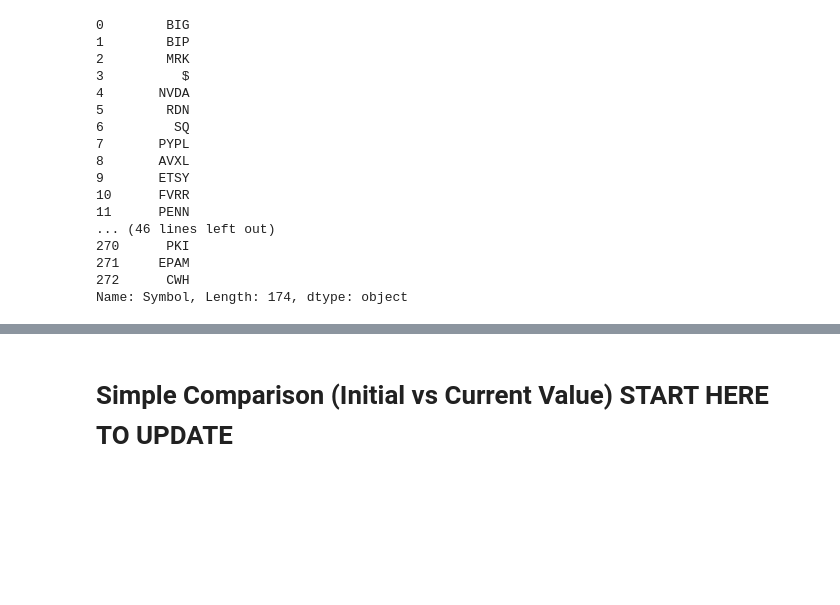
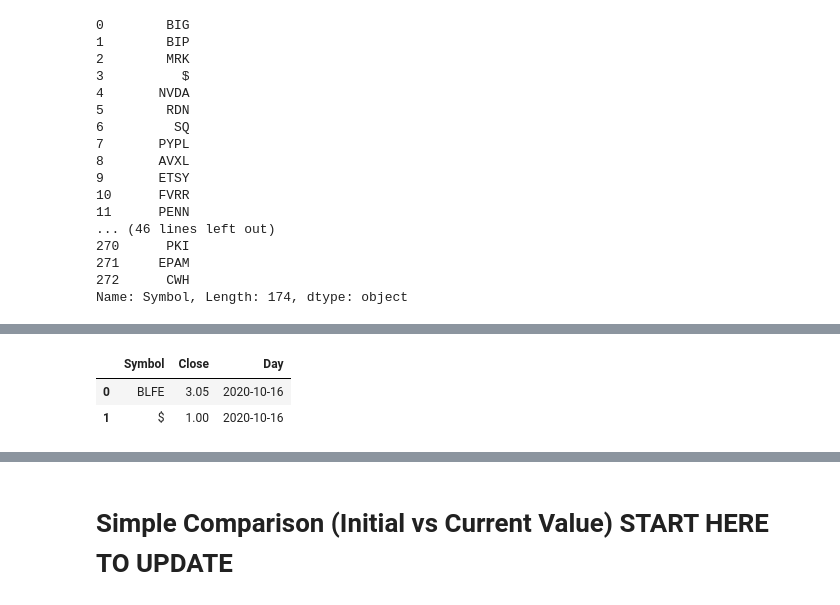
Before and after one commit to bkreis84/Portfolio-Challenge2, a Jupyter notebook: Portfolio Challenge 2020.ipynb, the cells around one changed output, grey strips where cells are left out. Drawn from its saved outputs; the diff is of its cells as text; code cells hidden in the pictures; blank space fills up the shorter version.

```diff
--- a/Portfolio Challenge 2020.ipynb
+++ b/Portfolio Challenge 2020.ipynb
@@ -87,3 +108,9 @@ er = pd.DataFrame([['BLFE',3.050000,'2020-09-18']], columns=['Symbol','Close', '
+# %%
+er
+# %% [output]
+|  | Symbol | Close | Day |
+| 0 | BLFE | 3.05 | 2020-10-16 |
+| 1 | $ | 1.00 | 2020-10-16 |
 # %%
 #Combine the main and er dataframes
 frames = [er, er2, beg_prices]
```
Also changed, not shown: parts of 4 cells of this notebook, 2 other files.
